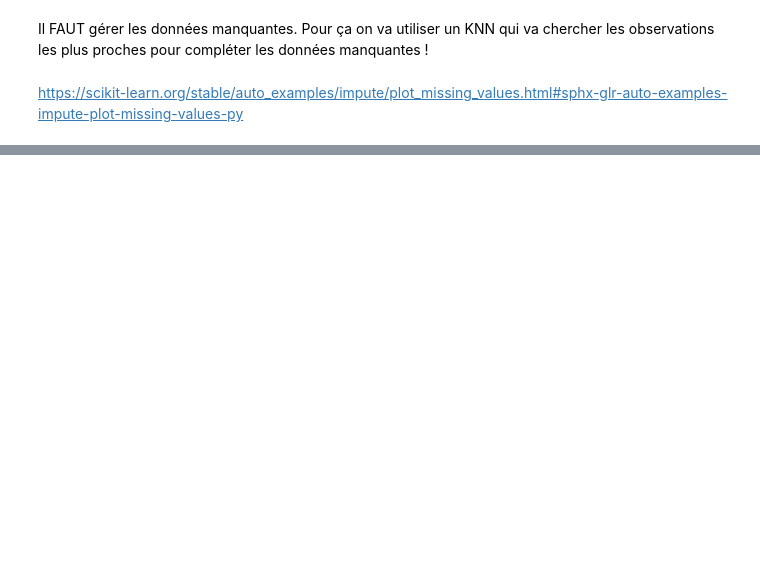
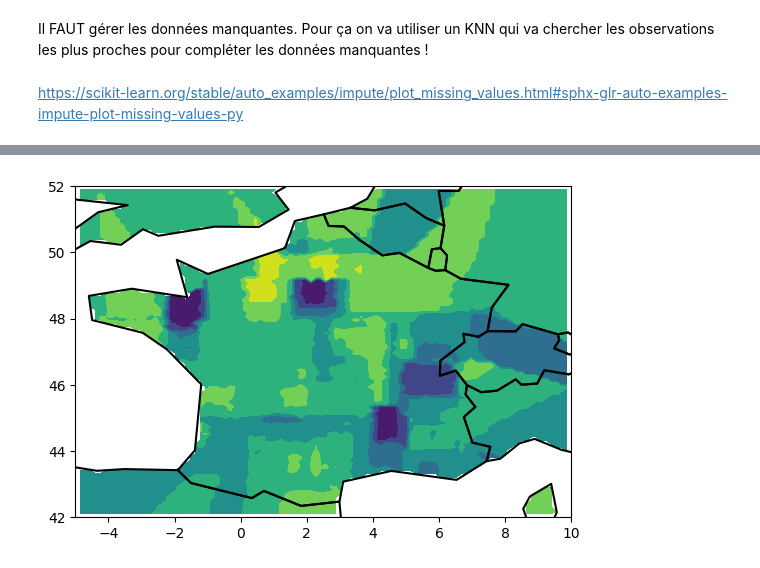
Before and after one commit to juldpnt/fil-rouge-pollinisateurs, a Jupyter notebook: notebooks/model_setup.ipynb, the cells around one changed output, grey strips where cells are left out. Cells and saved outputs as stored; diff of their text form; code cells hidden in the pictures; blank space fills up the shorter version.

```diff
--- a/notebooks/model_setup.ipynb
+++ b/notebooks/model_setup.ipynb
@@ -460,0 +338,43 @@ _ = plt.plot([-100, 100], [-100, 100])
+# %%
+from shapely.geometry import box, Point
+from scipy.interpolate import griddata
+
+# Define the grid for interpolation
+x = gdf['longitude']
+y = gdf['latitude']
+z = france_data['results']
+
+# Create a grid of points within the bounding box of France
+x_grid, y_grid = np.mgrid[-5:10:100j, 42:52:100j]
+
+# Interpolate the data values on the grid
+z_grid = griddata((x, y), z, (x_grid, y_grid), method='nearest')
+
+# Get the boundary of metropolitan France
+france_boundary = france.unary_union
+
+# Create a bounding box for metropolitan France
+bbox = box(minx=-5, miny=42, maxx=10, maxy=52)
+
+# Create the mask for metropolitan France
+mask = bbox.intersection(france_boundary)
+
+# Create individual points for the mask
+points = np.column_stack((x_grid.ravel(), y_grid.ravel()))
+mask_values = np.array([mask.contains(Point(p)) for p in points])
+mask_values = mask_values.reshape(x_grid.shape)
+
+# Apply the mask to the interpolated data and plot
+masked_data = np.where(mask_values, z_grid, np.nan)
+plt.contourf(x_grid, y_grid, masked_data, cmap='viridis')
+
+france.boundary.plot(ax=plt.gca(), color='black')
+# Set the bounding box to focus on France
+plt.xlim(-5, 10)  # Longitude limits for France
+plt.ylim(42, 52)  # Latitude limits for France
+
+
+# Show the plot
+plt.show()
+# %% [output]
+[figure, added]
```
Also changed, not shown: parts of 49 cells of this notebook, 1 other file.
